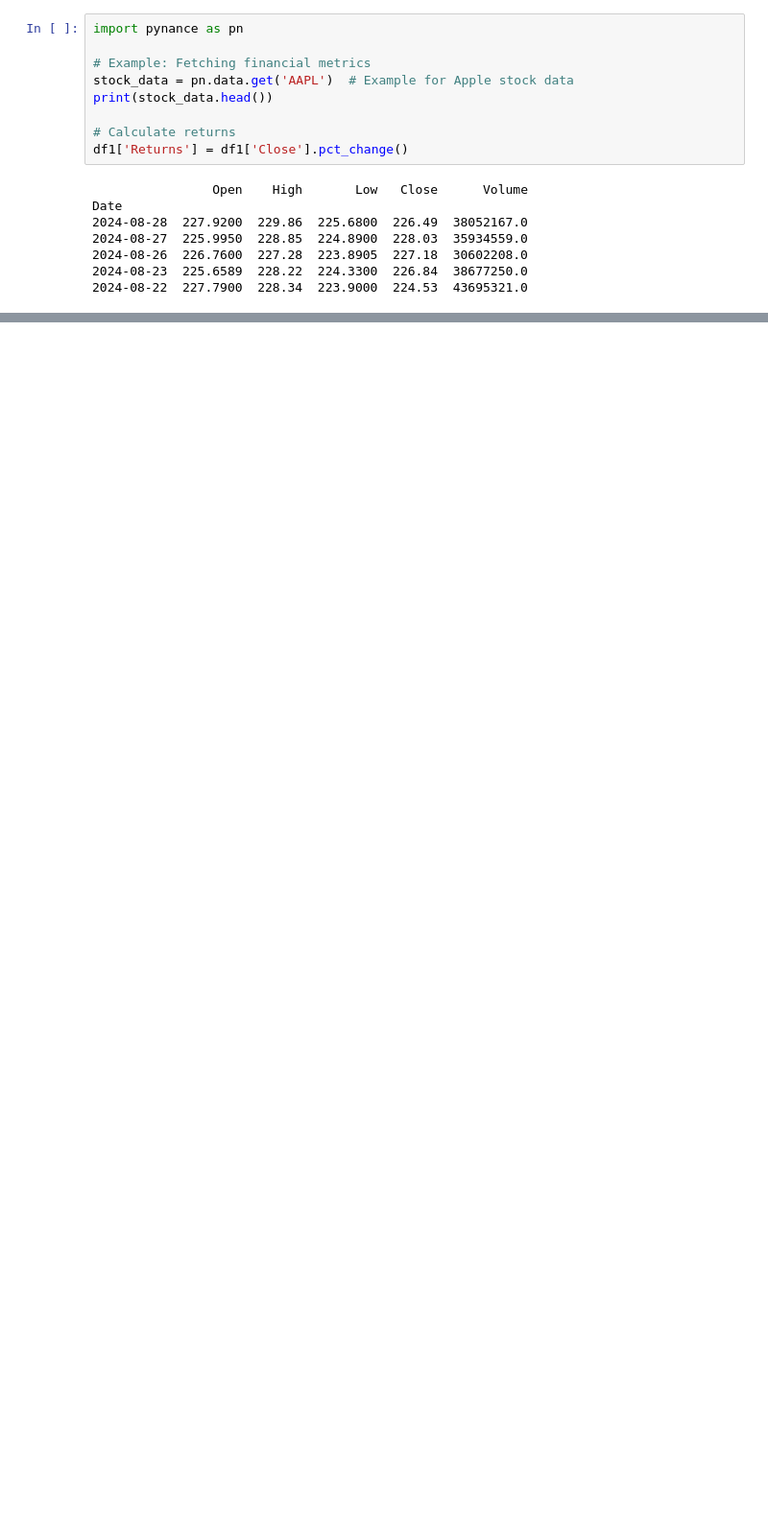
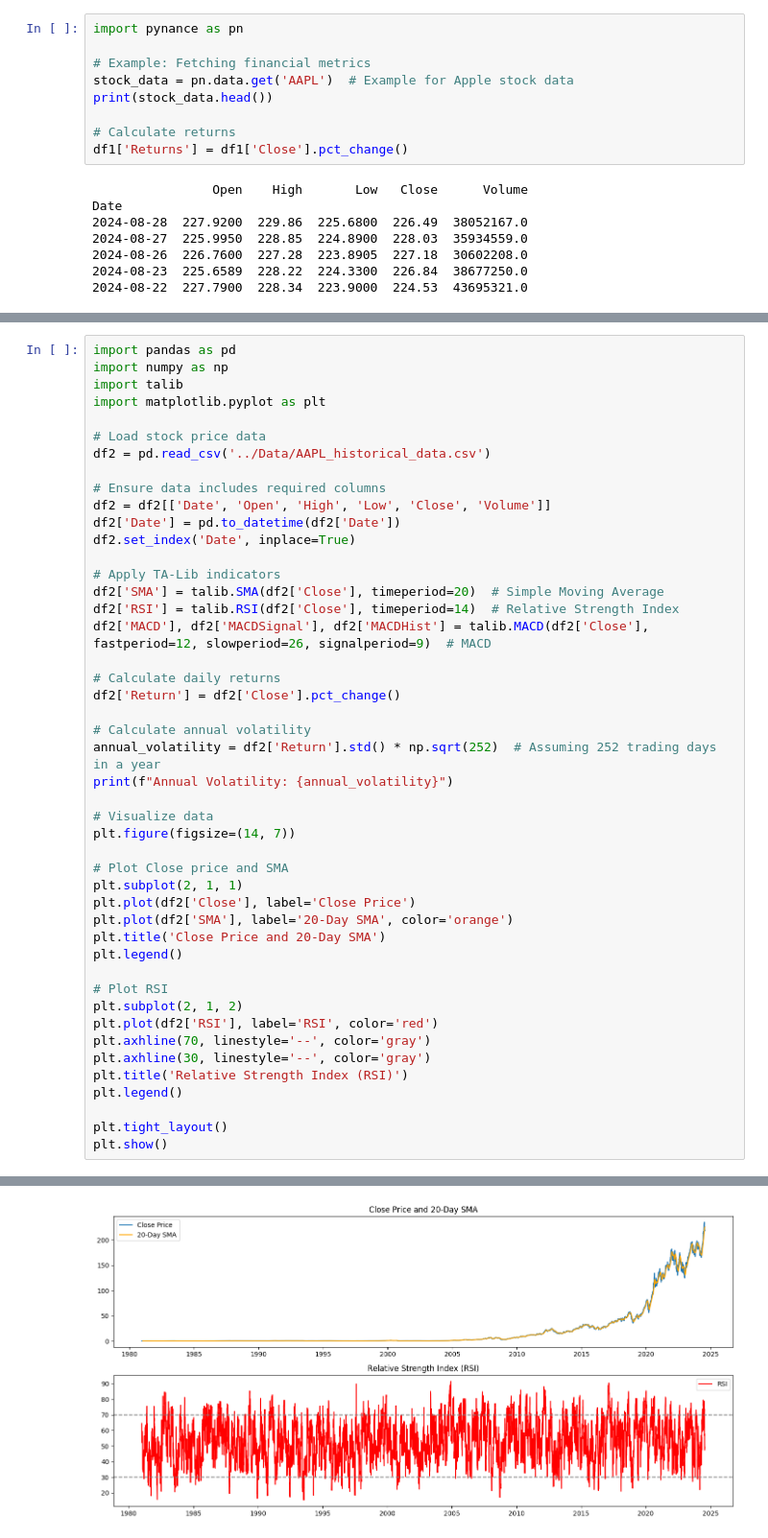
Before and after one commit to Ofgeha-Gelana/Nova-Financial-Solution, a Jupyter notebook: notebooks/eda.ipynb, the cells around one changed output, grey strips where cells are left out. Shown: that part at 96% size. Drawn from its saved outputs; the diff is of its cells as text; blank space fills up the shorter version.

```diff
--- a/notebooks/eda.ipynb
+++ b/notebooks/eda.ipynb
@@ -332,0 +364,47 @@ Date
+# %%
+import pandas as pd
+import numpy as np
+import talib
+import matplotlib.pyplot as plt
+
+# Load stock price data
+df2 = pd.read_csv('../Data/AAPL_historical_data.csv')
+
+# Ensure data includes required columns
+df2 = df2[['Date', 'Open', 'High', 'Low', 'Close', 'Volume']]
+df2['Date'] = pd.to_datetime(df2['Date'])
+df2.set_index('Date', inplace=True)
+
+# Apply TA-Lib indicators
+df2['SMA'] = talib.SMA(df2['Close'], timeperiod=20)  # Simple Moving Average
+df2['RSI'] = talib.RSI(df2['Close'], timeperiod=14)  # Relative Strength Index
+df2['MACD'], df2['MACDSignal'], df2['MACDHist'] = talib.MACD(df2['Close'], fastperiod=12, slowperiod=26, signalperiod=9)  # MACD
+
+# Calculate daily returns
+df2['Return'] = df2['Close'].pct_change()
+
+# Calculate annual volatility
+annual_volatility = df2['Return'].std() * np.sqrt(252)  # Assuming 252 trading days in a year
+print(f"Annual Volatility: {annual_volatility}")
+
+# Visualize data
+plt.figure(figsize=(14, 7))
+
+# Plot Close price and SMA
+plt.subplot(2, 1, 1)
+plt.plot(df2['Close'], label='Close Price')
+plt.plot(df2['SMA'], label='20-Day SMA', color='orange')
+plt.title('Close Price and 20-Day SMA')
+plt.legend()
+
+# Plot RSI
+plt.subplot(2, 1, 2)
+plt.plot(df2['RSI'], label='RSI', color='red')
+plt.axhline(70, linestyle='--', color='gray')
+plt.axhline(30, linestyle='--', color='gray')
+plt.title('Relative Strength Index (RSI)')
+plt.legend()
+
+plt.tight_layout()
+plt.show()
+# %% [output]
@@ -332,0 +412 @@ Date
+[figure, added]
```
Also changed, not shown: parts of 10 cells of this notebook, 1 other file.
